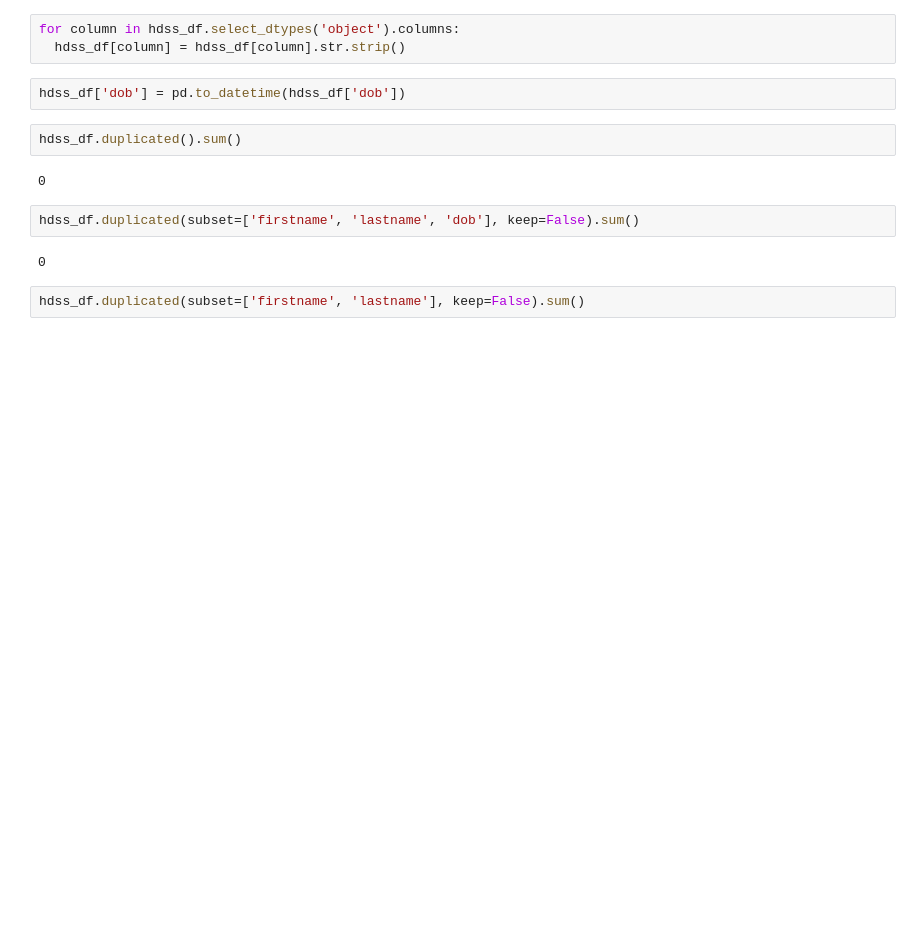
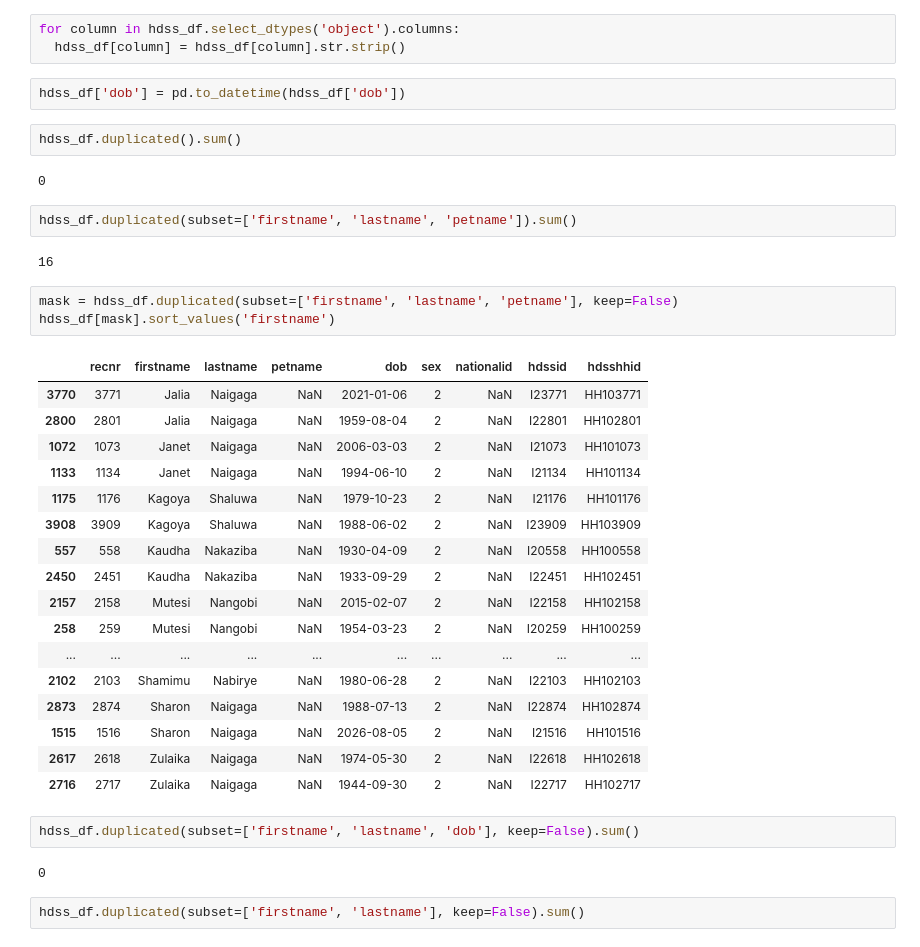
Before and after one commit to Guylord/Record-Linkage-tool-APHRC-DSE-Inspire-Hackathon-2024-, a Jupyter notebook: APHRC_DSE_Insprire_Hackathon_2024.ipynb, the cells around one changed output. Cells and saved outputs as stored; diff of their text form; blank space fills up the shorter version.

```diff
--- a/APHRC_DSE_Insprire_Hackathon_2024.ipynb
+++ b/APHRC_DSE_Insprire_Hackathon_2024.ipynb
@@ -118,6 +135,31 @@ hdss_df['dob'] = pd.to_datetime(hdss_df['dob'])
 hdss_df.duplicated().sum()
 # %% [output]
 0
+# %%
+hdss_df.duplicated(subset=['firstname', 'lastname', 'petname']).sum()
+# %% [output]
+16
+# %%
+mask = hdss_df.duplicated(subset=['firstname', 'lastname', 'petname'], keep=False)
+hdss_df[mask].sort_values('firstname')
+# %% [output]
+|  | recnr | firstname | lastname | petname | dob | sex | nationalid | hdssid | hdsshhid |
+| 3770 | 3771 | Jalia | Naigaga | NaN | 2021-01-06 | 2 | NaN | I23771 | HH103771 |
+| 2800 | 2801 | Jalia | Naigaga | NaN | 1959-08-04 | 2 | NaN | I22801 | HH102801 |
+| 1072 | 1073 | Janet | Naigaga | NaN | 2006-03-03 | 2 | NaN | I21073 | HH101073 |
+| 1133 | 1134 | Janet | Naigaga | NaN | 1994-06-10 | 2 | NaN | I21134 | HH101134 |
+| 1175 | 1176 | Kagoya | Shaluwa | NaN | 1979-10-23 | 2 | NaN | I21176 | HH101176 |
+| 3908 | 3909 | Kagoya | Shaluwa | NaN | 1988-06-02 | 2 | NaN | I23909 | HH103909 |
+| 557 | 558 | Kaudha | Nakaziba | NaN | 1930-04-09 | 2 | NaN | I20558 | HH100558 |
+| 2450 | 2451 | Kaudha | Nakaziba | NaN | 1933-09-29 | 2 | NaN | I22451 | HH102451 |
+| 2157 | 2158 | Mutesi | Nangobi | NaN | 2015-02-07 | 2 | NaN | I22158 | HH102158 |
+| 258 | 259 | Mutesi | Nangobi | NaN | 1954-03-23 | 2 | NaN | I20259 | HH100259 |
+| ... | ... | ... | ... | ... | ... | ... | ... | ... | ... |
+| 2102 | 2103 | Shamimu | Nabirye | NaN | 1980-06-28 | 2 | NaN | I22103 | HH102103 |
+| 2873 | 2874 | Sharon | Naigaga | NaN | 1988-07-13 | 2 | NaN | I22874 | HH102874 |
+| 1515 | 1516 | Sharon | Naigaga | NaN | 2026-08-05 | 2 | NaN | I21516 | HH101516 |
+| 2617 | 2618 | Zulaika | Naigaga | NaN | 1974-05-30 | 2 | NaN | I22618 | HH102618 |
+| 2716 | 2717 | Zulaika | Naigaga | NaN | 1944-09-30 | 2 | NaN | I22717 | HH102717 |
 # %%
 hdss_df.duplicated(subset=['firstname', 'lastname', 'dob'], keep=False).sum()
 # %% [output]
```
Also changed, not shown: parts of 11 cells of this notebook.
